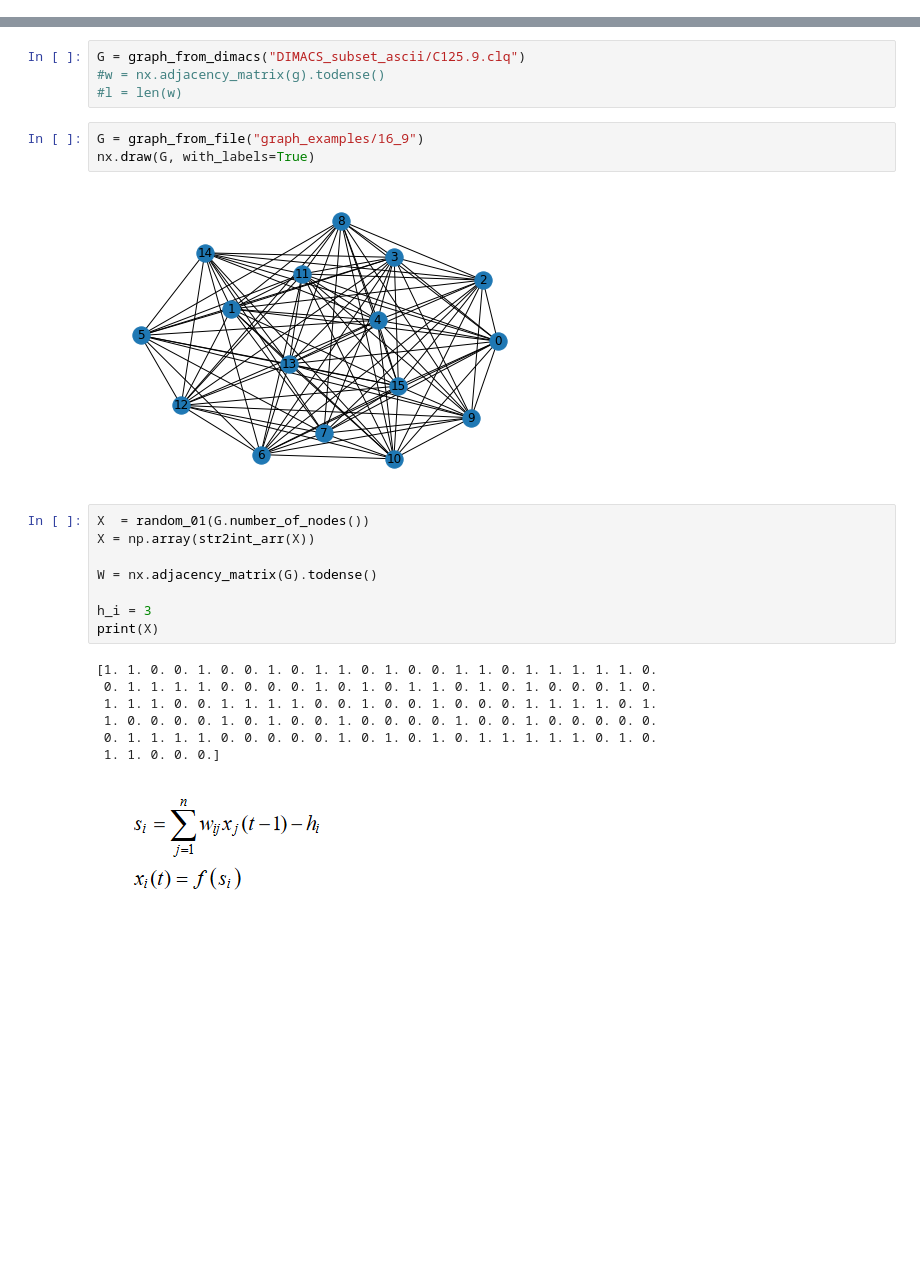
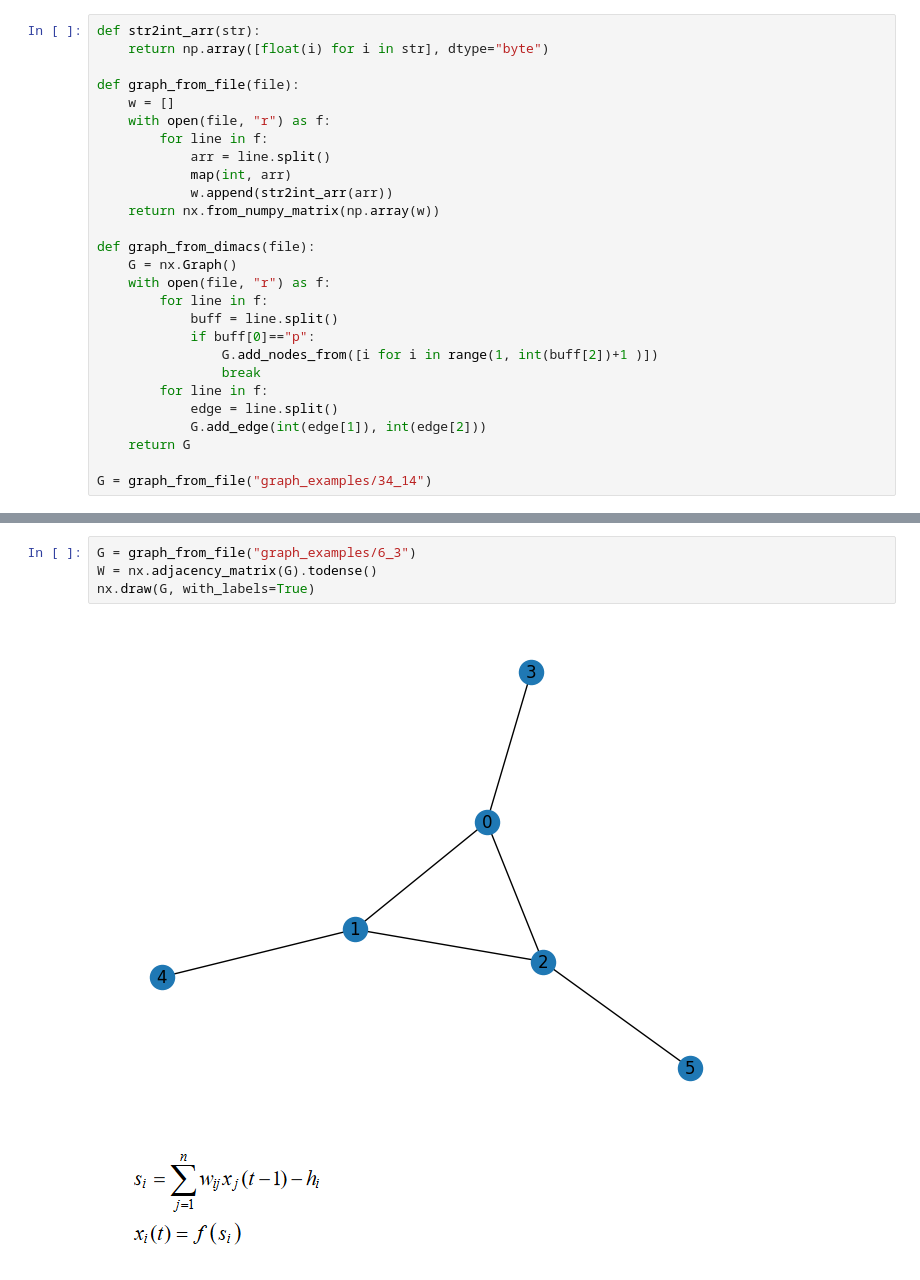
Before and after one commit to LevBugrov/graph_algoritms, a Jupyter notebook: hopfield.ipynb, the cells around one changed output, grey strips where cells are left out. Saved outputs shown, nothing was run; the diff lists cells and outputs as text; blank space fills up the shorter version.

```diff
--- a/hopfield.ipynb
+++ b/hopfield.ipynb
@@ -6,3 +9,30 @@ import numpy as np
+# %%
+def str2int_arr(str):
+    return np.array([float(i) for i in str], dtype="byte")
+
+def graph_from_file(file):
+    w = []
+    with open(file, "r") as f:
+        for line in f:
+            arr = line.split()
+            map(int, arr)
+            w.append(str2int_arr(arr))
+    return nx.from_numpy_matrix(np.array(w))
+
+def graph_from_dimacs(file):
+    G = nx.Graph()
+    with open(file, "r") as f:
+        for line in f:
+            buff = line.split()
+            if buff[0]=="p":
+                G.add_nodes_from([i for i in range(1, int(buff[2])+1 )])
+                break
+        for line in f:
+            edge = line.split()
+            G.add_edge(int(edge[1]), int(edge[2]))
+    return G
+
+G = graph_from_file("graph_examples/34_14")
 # %%
 def f_activations(x):
     # Приведение к (1,0)
@@ -66,27 +74,9 @@ def graph_from_dimacs(file):
-# %%
-G = graph_from_dimacs("DIMACS_subset_ascii/C125.9.clq")
-#w = nx.adjacency_matrix(g).todense()
-#l = len(w)
 # %%
-G = graph_from_file("graph_examples/16_9")
+G = graph_from_file("graph_examples/6_3")
+W = nx.adjacency_matrix(G).todense()
 nx.draw(G, with_labels=True)
 # %% [output]
-[figure, old version]
+[figure, new version]
-# %%
-X  = random_01(G.number_of_nodes())
-X = np.array(str2int_arr(X))
-
-W = nx.adjacency_matrix(G).todense()
-
-h_i = 3
-print(X)
-# %% [output]
-[1. 1. 0. 0. 1. 0. 0. 1. 0. 1. 1. 0. 1. 0. 0. 1. 1. 0. 1. 1. 1. 1. 1. 0.
- 0. 1. 1. 1. 1. 0. 0. 0. 0. 1. 0. 1. 0. 1. 1. 0. 1. 0. 1. 0. 0. 0. 1. 0.
- 1. 1. 1. 0. 0. 1. 1. 1. 1. 0. 0. 1. 0. 0. 1. 0. 0. 0. 1. 1. 1. 1. 0. 1.
- 1. 0. 0. 0. 0. 1. 0. 1. 0. 0. 1. 0. 0. 0. 0. 1. 0. 0. 1. 0. 0. 0. 0. 0.
- 0. 1. 1. 1. 1. 0. 0. 0. 0. 0. 1. 0. 1. 0. 1. 0. 1. 1. 1. 1. 1. 0. 1. 0.
- 1. 1. 0. 0. 0.]
 # %% [markdown]
 ![image.png](attachment:image.png)
 # %%
```
Also changed, not shown: parts of 6 cells of this notebook, 2 other files.
